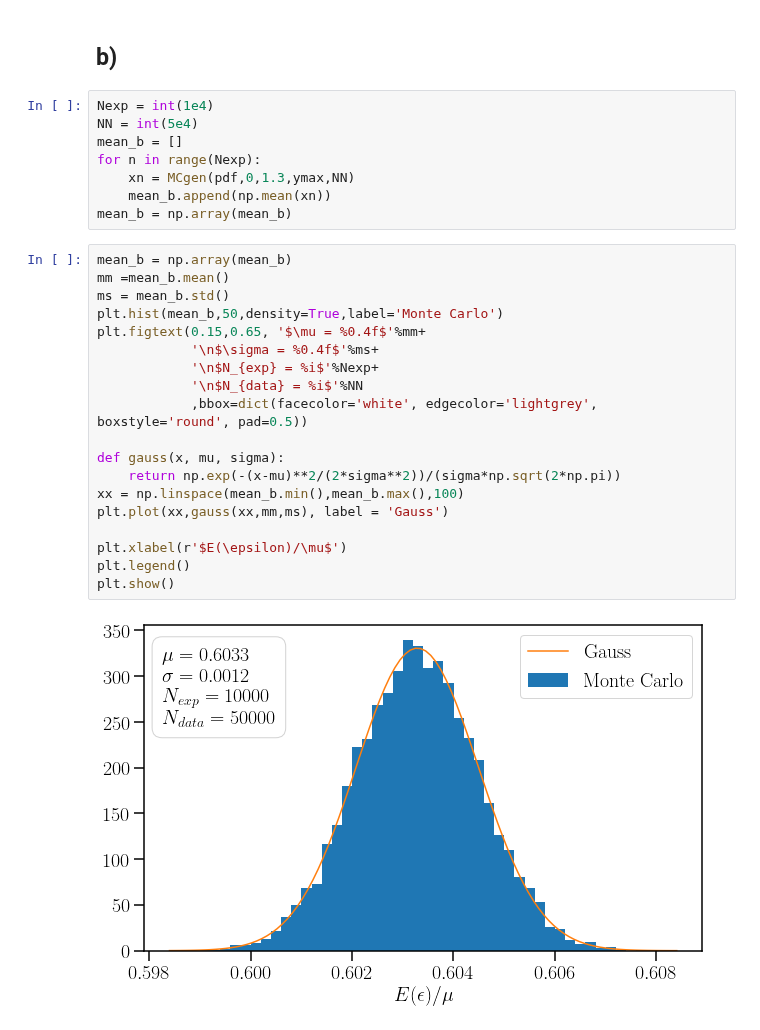
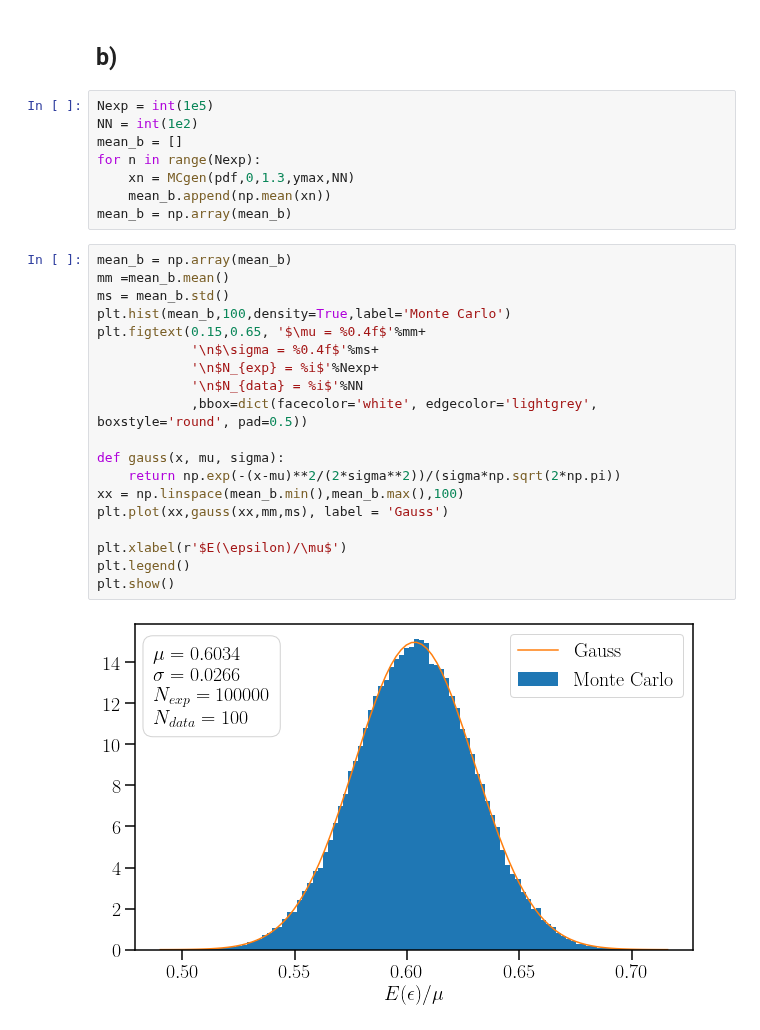
Before and after one commit to Nayaqs/stats, a Jupyter notebook: FinalProject-Andres.ipynb, the cells around one changed output. Drawn from its saved outputs; the diff is of its cells as text.

```diff
--- a/FinalProject-Andres.ipynb
+++ b/FinalProject-Andres.ipynb
@@ -252,31 +245,31 @@ plt.semilogy(abserror)
 # %% [markdown]
 ## b)
-# %%
-Nexp = int(1e4)
-NN = int(5e4)
-mean_b = []
-for n in range(Nexp):
-    xn = MCgen(pdf,0,1.3,ymax,NN)
-    mean_b.append(np.mean(xn))
-mean_b = np.array(mean_b)
-# %%
-mean_b = np.array(mean_b)
-mm =mean_b.mean()
-ms = mean_b.std()
-plt.hist(mean_b,50,density=True,label='Monte Carlo')
-plt.figtext(0.15,0.65, '$\mu = %0.4f$'%mm+
-            '\n$\sigma = %0.4f$'%ms+
-            '\n$N_{exp} = %i$'%Nexp+
-            '\n$N_{data} = %i$'%NN
-            ,bbox=dict(facecolor='white', edgecolor='lightgrey', boxstyle='round', pad=0.5))
-
-def gauss(x, mu, sigma):
-    return np.exp(-(x-mu)**2/(2*sigma**2))/(sigma*np.sqrt(2*np.pi))
-xx = np.linspace(mean_b.min(),mean_b.max(),100)
-plt.plot(xx,gauss(xx,mm,ms), label = 'Gauss')
-
-plt.xlabel(r'$E(\epsilon)/\mu$')
-plt.legend()
-plt.show()
-# %% [output]
-[figure, removed]
+# %%
+Nexp = int(1e5)
+NN = int(1e2)
+mean_b = []
+for n in range(Nexp):
+    xn = MCgen(pdf,0,1.3,ymax,NN)
+    mean_b.append(np.mean(xn))
+mean_b = np.array(mean_b)
+# %%
+mean_b = np.array(mean_b)
+mm =mean_b.mean()
+ms = mean_b.std()
+plt.hist(mean_b,100,density=True,label='Monte Carlo')
+plt.figtext(0.15,0.65, '$\mu = %0.4f$'%mm+
+            '\n$\sigma = %0.4f$'%ms+
+            '\n$N_{exp} = %i$'%Nexp+
+            '\n$N_{data} = %i$'%NN
+            ,bbox=dict(facecolor='white', edgecolor='lightgrey', boxstyle='round', pad=0.5))
+
+def gauss(x, mu, sigma):
+    return np.exp(-(x-mu)**2/(2*sigma**2))/(sigma*np.sqrt(2*np.pi))
+xx = np.linspace(mean_b.min(),mean_b.max(),100)
+plt.plot(xx,gauss(xx,mm,ms), label = 'Gauss')
+
+plt.xlabel(r'$E(\epsilon)/\mu$')
+plt.legend()
+plt.show()
+# %% [output]
+[figure, added]
```
Also changed, not shown: parts of 6 cells of this notebook.
